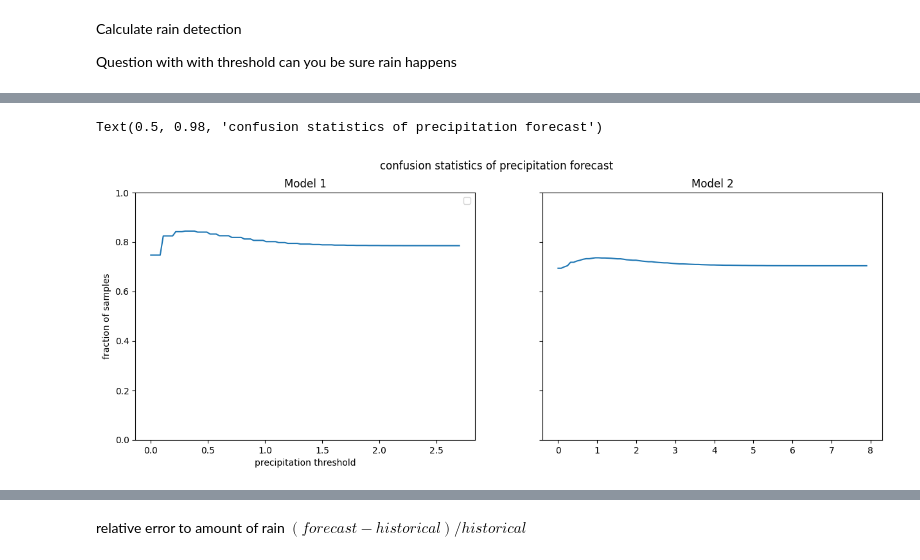
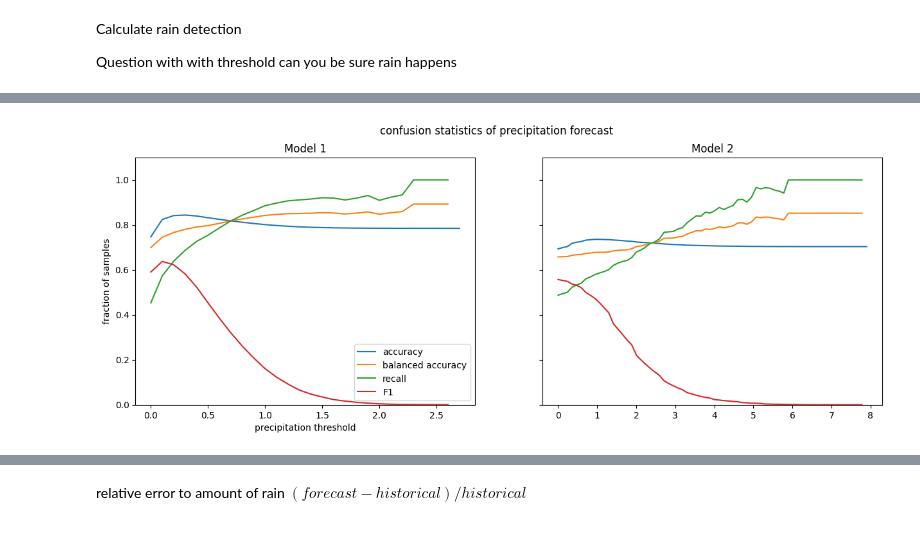
Before and after one commit to RobinU434/DataLiteracy, a Jupyter notebook: studies/13_01_24_RU_glimps_into_data.ipynb, the cells around one changed output, grey strips where cells are left out. Saved outputs shown, nothing was run; the diff lists cells and outputs as text; code cells hidden in the pictures.

```diff
--- a/studies/13_01_24_RU_glimps_into_data.ipynb
+++ b/studies/13_01_24_RU_glimps_into_data.ipynb
@@ -324,9 +414,13 @@ result = []
 for call_time in call_times:
     call_time_result = []
     for station_id in station_ids:
-        sub_df_forecast = merge2[(merge2["call_time"] == call_time) & (merge2["station_id"] == station_id)]
+        sub_df_forecast = merge2[
+            (merge2["call_time"] == call_time) & (merge2["station_id"] == station_id)
+        ]
 
-        if len(sub_df_forecast) < 56:  # 56 is how many samples are expected in a forecast of model 2
+        if (
+            len(sub_df_forecast) < 56
+        ):  # 56 is how many samples are expected in a forecast of model 2
             continue
         call_time_result.append(sub_df_forecast["precipitation_error"][:56])
 
@@ -858,10 +1060,13 @@ for index, values in merge2.groupby(["station_id", "time"]):
 import pandas as pd
 
 # Create a sample DataFrame
-data = {'Category': ['A', 'A', 'B', 'B', 'A', 'B'],
-        'Value': [10, 15, 20, 18, 25, 22],
-        'Value2': [11, 15, 21, 19, 25, 23]}
+data = {
+    "Category": ["A", "A", "B", "B", "A", "B"],
+    "Value": [10, 15, 20, 18, 25, 22],
+    "Value2": [11, 15, 21, 19, 25, 23],
+}
 df = pd.DataFrame(data)
+
 
 # Define a custom aggregate function
 def custom_aggregate(series):
@@ -869,8 +1074,9 @@ def custom_aggregate(series):
     print("_____")
     return series.max() - series.min()
 
+
 # Apply the custom aggregate function using groupby and aggregate
-result = df.groupby('Category').aggregate(custom_aggregate)
+result = df.groupby("Category").aggregate(custom_aggregate)
 
 print(result)
 # %% [output]
@@ -1122,18 +1369,38 @@ accuracy1 = true_positive_1 + true_negative_1
 accuracy2 = true_positive_2 + true_negative_2
 
 precision1 = true_positive_1 / (true_positive_1 + false_positive_1)
+recall1 = true_positive_1 / (true_positive_1 + false_negative_1)
+f1_1 = 2 * precision1 * recall1 / (precision1 + recall1)
+sensitivity1 = true_positive_1 / (true_positive_1 + false_negative_1)
+specificity1 = true_negative_1 / (true_negative_1 + false_positive_1)
+balanced_accuracy1 = (sensitivity1 + specificity1) / 2
+
 precision2 = true_positive_2 / (true_positive_2 + false_positive_2)
+recall2 = true_positive_2 / (true_positive_2 + false_negative_2)
+f1_2 = 2 * precision2 * recall2 / (precision2 + recall2)
+sensitivity2 = true_positive_2 / (true_positive_2 + false_negative_2)
+specificity2 = true_negative_2 / (true_negative_2 + false_positive_2)
+balanced_accuracy2 = (sensitivity2 + specificity2) / 2
 
 
-ax1.plot(thresholds1, accuracy1)
+ax1.plot(thresholds1, accuracy1, label="accuracy")
+ax2.plot(thresholds2, accuracy2, label="accuracy")
+ax1.plot(thresholds1, balanced_accuracy1, label="balanced accuracy")
+ax2.plot(thresholds2, balanced_accuracy2, label="balanced accuracy")
 
+# ax1.plot(thresholds1, precision1, label="precision")
+# ax2.plot(thresholds2, precision2, label="precision")
+ax1.plot(thresholds1, recall1, label="recall")
+ax2.plot(thresholds2, recall2, label="recall")
 
-ax2.plot(thresholds2, accuracy2)
+ax1.plot(thresholds1, f1_1, label="F1")
+ax2.plot(thresholds2, f1_2, label="F1")
+
 
 ax1.legend()
 ax1.set_xlabel("precipitation threshold")
 ax1.set_ylabel("fraction of samples")
-ax1.set_ylim((0, 1))
+ax1.set_ylim((0, 1.1))
 ax1.set_title("Model 1")
 ax2.set_title("Model 2")
 fig.suptitle("confusion statistics of precipitation forecast")
@@ -1142,2 +1409 @@ WARNING:matplotlib.legend:No artists with labels found to put in legend.  Note t
-Text(0.5, 0.98, 'confusion statistics of precipitation forecast')
-[figure, old version]
+[figure, new version]
```
Also changed, not shown: parts of 24 cells of this notebook.
